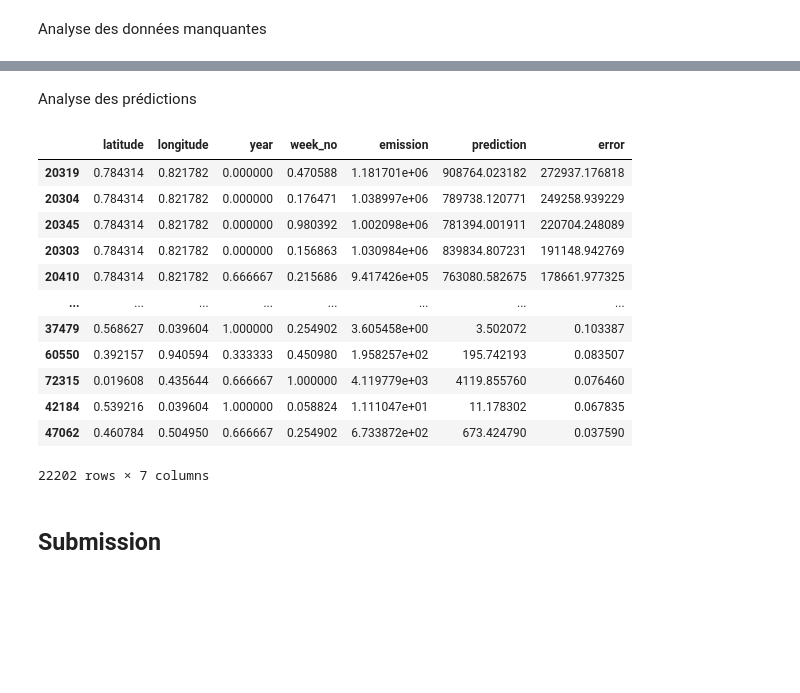
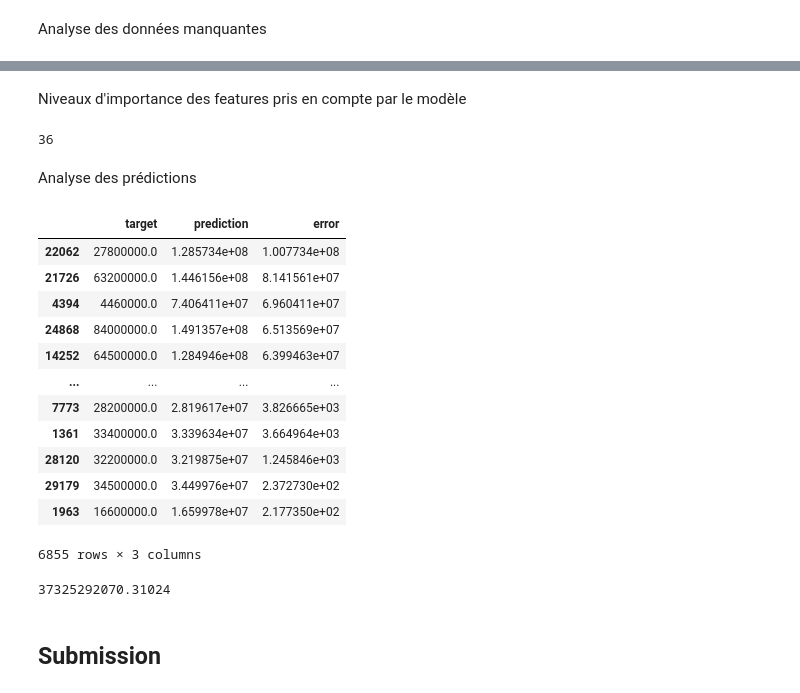
Before and after one commit to justekouassi/QoS-Prediction-Challenge, a Jupyter notebook: QoS_Prediction.ipynb, the cells around one changed output, grey strips where cells are left out. Drawn from its saved outputs; the diff is of its cells as text; code cells hidden in the pictures; blank space fills up the shorter version.

```diff
--- a/QoS_Prediction.ipynb
+++ b/QoS_Prediction.ipynb
@@ -213,0 +242,7 @@ X_train, X_test, y_train, y_test = train_test_split(X, y, test_size = 0.3, rando
+# %%
+LGBM = LGBMRegressor()
+model_lgbm = LGBM
+model_lgbm.fit(X_train, y_train)
+y_pred_lgbm = model_lgbm.predict(X_test)
+score = rmse(y_test, y_pred_lgbm)
+print(f"Root Mean Squared Error = {score / 1e6:.3} Mbit/s")
@@ -213,0 +253,6 @@ X_train, X_test, y_train, y_test = train_test_split(X, y, test_size = 0.3, rando
+# %%
+XGB = XGBRegressor()
+model_xgb = XGB
+model_xgb.fit(X_train, y_train)
+y_pred_xgb = model_xgb.predict(X_test)
+print(f'RMSE Score: {rmse(y_test, y_pred_xgb)}')
@@ -214,6 +265,17 @@ X_train, X_test, y_train, y_test = train_test_split(X, y, test_size = 0.3, rando
+# %%
+params = {
+    'n_estimators': 3000,
+    'learning_rate': 0.1,
+    'objective': 'RMSE',
+    'rsm': 0.6,
+    'random_seed': SEED,
+    'early_stopping_rounds': 200,
+    'use_best_model': True,
+}
 # %%
-model = CB
-model.fit(X_train, y_train, eval_set=[(X_test, y_test)], verbose=100)
-y_pred = model.predict(X_test)
-print(f'RMSE Score: {rmse(y_test, y_pred)}')
+CB = CatBoostRegressor(**params)
+model_cb = CB
+model_cb.fit(X_train, y_train, eval_set=[(X_test, y_test)], verbose=300)
+y_pred_cb = model_cb.predict(X_test)
+print(f'RMSE Score: {rmse(y_test, y_pred_cb)}')
 # %% [output]
@@ -237,27 +312,37 @@ RMSE Score: 6147.341855940222
+# %% [markdown]
+Niveaux d'importance des features pris en compte par le modèle
+# %%
+model = model_cb
+model.feature_importances_[model.feature_importances_ > 0].size
+# %% [output]
+36
 # %% [markdown]
 Analyse des prédictions
 # %%
 pred_errors: pd.DataFrame = X_test.copy()
 pred_errors[TARGET] = y_test
-pred_errors['prediction'] = y_pred
+pred_errors['prediction'] = y_pred_cb
 pred_errors['error'] = abs(pred_errors['prediction'] - pred_errors[TARGET])
-pred_errors = pred_errors[['latitude', 'longitude',
-                           'year',	'week_no', TARGET, 'prediction', 'error']]
+pred_errors = pred_errors[[TARGET, 'prediction', 'error']]
 pred_errors.sort_values(by='error', ascending=False, inplace=True)
 pred_errors
 # %% [output]
-|  | latitude | longitude | year | week_no | emission | prediction | error |
-| 20319 | 0.784314 | 0.821782 | 0.000000 | 0.470588 | 1.181701e+06 | 908764.023182 | 272937.176818 |
-| 20304 | 0.784314 | 0.821782 | 0.000000 | 0.176471 | 1.038997e+06 | 789738.120771 | 249258.939229 |
-| 20345 | 0.784314 | 0.821782 | 0.000000 | 0.980392 | 1.002098e+06 | 781394.001911 | 220704.248089 |
-| 20303 | 0.784314 | 0.821782 | 0.000000 | 0.156863 | 1.030984e+06 | 839834.807231 | 191148.942769 |
-| 20410 | 0.784314 | 0.821782 | 0.666667 | 0.215686 | 9.417426e+05 | 763080.582675 | 178661.977325 |
-| ... | ... | ... | ... | ... | ... | ... | ... |
-| 37479 | 0.568627 | 0.039604 | 1.000000 | 0.254902 | 3.605458e+00 | 3.502072 | 0.103387 |
-| 60550 | 0.392157 | 0.940594 | 0.333333 | 0.450980 | 1.958257e+02 | 195.742193 | 0.083507 |
-| 72315 | 0.019608 | 0.435644 | 0.666667 | 1.000000 | 4.119779e+03 | 4119.855760 | 0.076460 |
-| 42184 | 0.539216 | 0.039604 | 1.000000 | 0.058824 | 1.111047e+01 | 11.178302 | 0.067835 |
-| 47062 | 0.460784 | 0.504950 | 0.666667 | 0.254902 | 6.733872e+02 | 673.424790 | 0.037590 |
+|  | target | prediction | error |
+| 22062 | 27800000.0 | 1.285734e+08 | 1.007734e+08 |
+| 21726 | 63200000.0 | 1.446156e+08 | 8.141561e+07 |
+| 4394 | 4460000.0 | 7.406411e+07 | 6.960411e+07 |
+| 24868 | 84000000.0 | 1.491357e+08 | 6.513569e+07 |
+| 14252 | 64500000.0 | 1.284946e+08 | 6.399463e+07 |
+| ... | ... | ... | ... |
+| 7773 | 28200000.0 | 2.819617e+07 | 3.826665e+03 |
+| 1361 | 33400000.0 | 3.339634e+07 | 3.664964e+03 |
+| 28120 | 32200000.0 | 3.219875e+07 | 1.245846e+03 |
+| 29179 | 34500000.0 | 3.449976e+07 | 2.372730e+02 |
+| 1963 | 16600000.0 | 1.659978e+07 | 2.177350e+02 |
-22202 rows × 7 columns
+6855 rows × 3 columns
+# %%
+pred_errors.error.sum()
+# %% [output]
+37325292070.31024
 # %% [markdown]
 ## Submission
```
Also changed, not shown: parts of 31 cells of this notebook, 6 other files.
